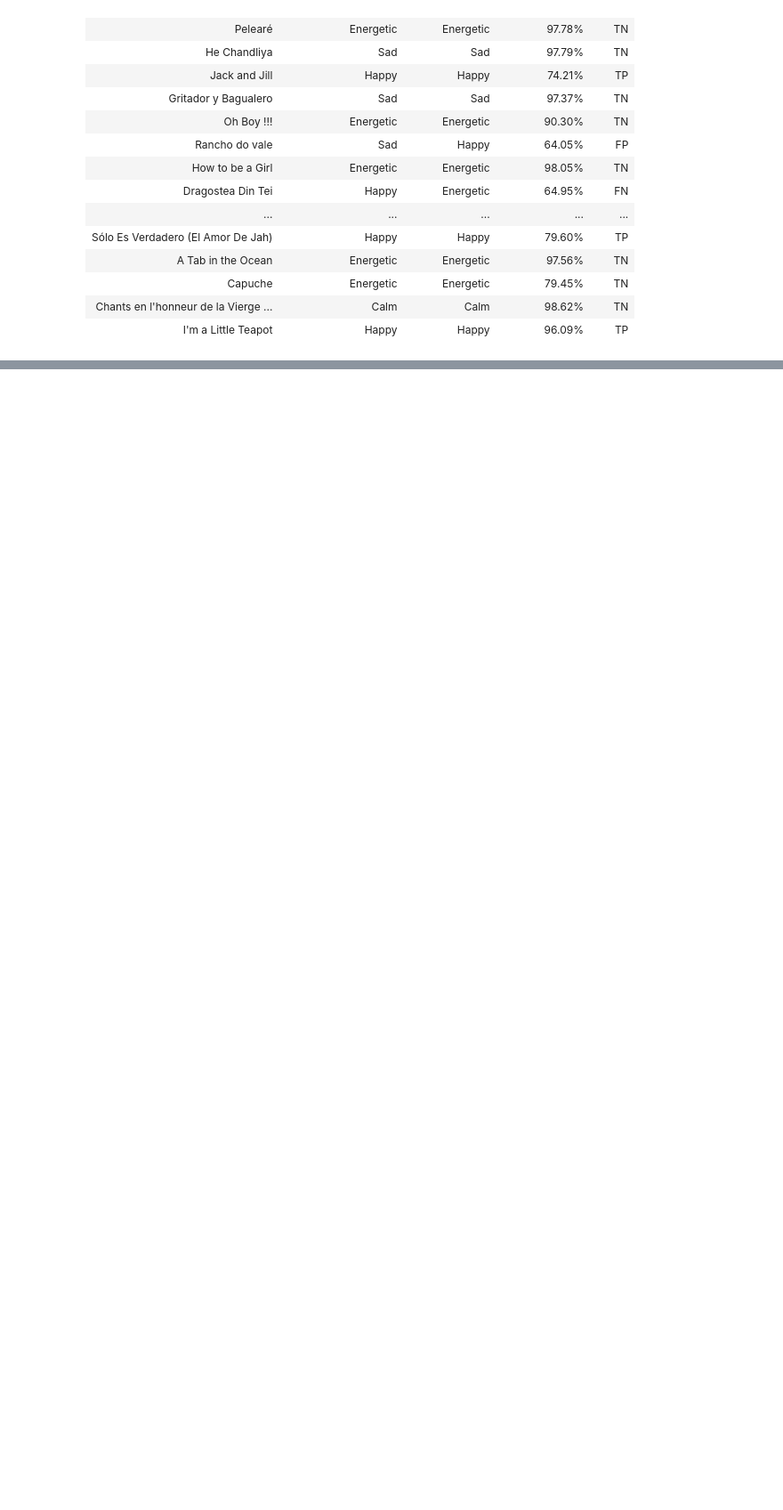
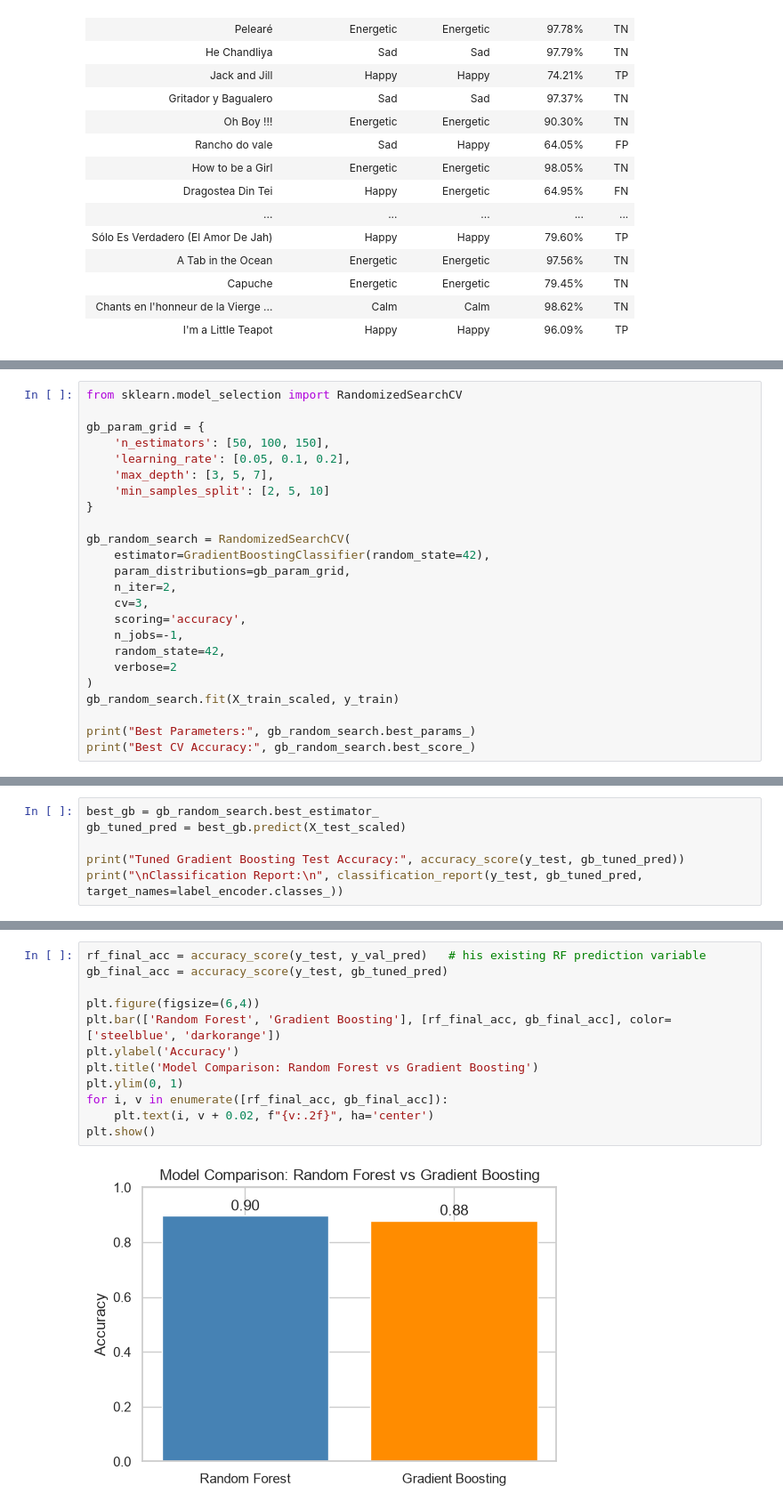
Before and after one commit to ameeri-14/AI-Music-Recommendation, a Jupyter notebook: AI_Music_Project.ipynb, the cells around one changed output, grey strips where cells are left out. Shown at 89% size. Saved outputs shown, nothing was run; the diff lists cells and outputs as text; blank space fills up the shorter version.

Commit message:
Add Gradient Boosting model comparison

```diff
--- a/AI_Music_Project.ipynb
+++ b/AI_Music_Project.ipynb
@@ -532,0 +547,24 @@ Sample Predictions (n=20) | Positive Class = 'Happy'
+# %%
+from sklearn.model_selection import RandomizedSearchCV
+
+gb_param_grid = {
+    'n_estimators': [50, 100, 150],
+    'learning_rate': [0.05, 0.1, 0.2],
+    'max_depth': [3, 5, 7],
+    'min_samples_split': [2, 5, 10]
+}
+
+gb_random_search = RandomizedSearchCV(
+    estimator=GradientBoostingClassifier(random_state=42),
+    param_distributions=gb_param_grid,
+    n_iter=2,
+    cv=3,
+    scoring='accuracy',
+    n_jobs=-1,
+    random_state=42,
+    verbose=2
+)
+gb_random_search.fit(X_train_scaled, y_train)
+
+print("Best Parameters:", gb_random_search.best_params_)
+print("Best CV Accuracy:", gb_random_search.best_score_)
@@ -532,0 +577,6 @@ Sample Predictions (n=20) | Positive Class = 'Happy'
+# %%
+best_gb = gb_random_search.best_estimator_
+gb_tuned_pred = best_gb.predict(X_test_scaled)
+
+print("Tuned Gradient Boosting Test Accuracy:", accuracy_score(y_test, gb_tuned_pred))
+print("\nClassification Report:\n", classification_report(y_test, gb_tuned_pred, target_names=label_encoder.classes_))
@@ -532,0 +599,14 @@ Sample Predictions (n=20) | Positive Class = 'Happy'
+# %%
+rf_final_acc = accuracy_score(y_test, y_val_pred)   # his existing RF prediction variable
+gb_final_acc = accuracy_score(y_test, gb_tuned_pred)
+
+plt.figure(figsize=(6,4))
+plt.bar(['Random Forest', 'Gradient Boosting'], [rf_final_acc, gb_final_acc], color=['steelblue', 'darkorange'])
+plt.ylabel('Accuracy')
+plt.title('Model Comparison: Random Forest vs Gradient Boosting')
+plt.ylim(0, 1)
+for i, v in enumerate([rf_final_acc, gb_final_acc]):
+    plt.text(i, v + 0.02, f"{v:.2f}", ha='center')
+plt.show()
+# %% [output]
+[figure, added]
```
Also changed, not shown: parts of 7 cells of this notebook.
